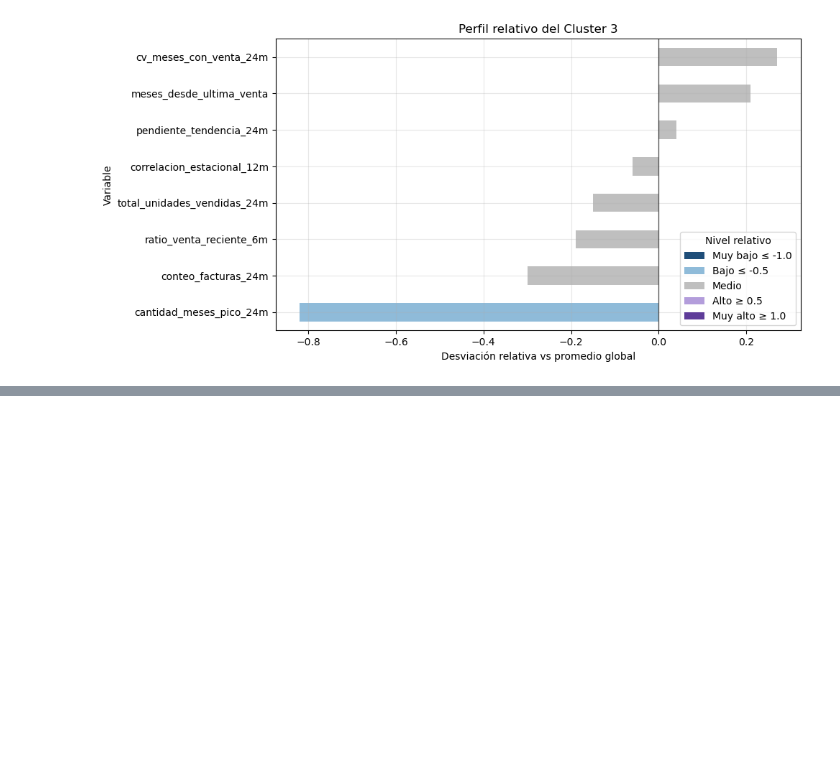
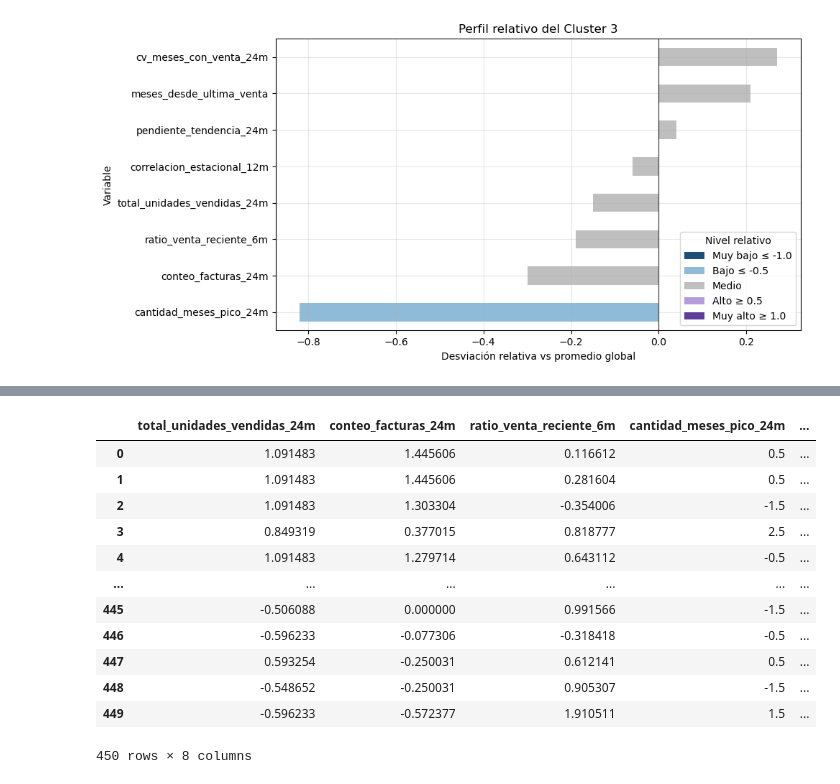
Before and after one commit to choppeb7/Tesis-Master-AI, a Jupyter notebook: 4_cluterizacion_articulos.ipynb, the cells around one changed output, grey strips where cells are left out. Saved outputs shown, nothing was run; the diff lists cells and outputs as text; code cells hidden in the pictures; blank space fills up the shorter version.

```diff
--- a/4_cluterizacion_articulos.ipynb
+++ b/4_cluterizacion_articulos.ipynb
@@ -1413,0 +1506,16 @@ for cluster in perfil_relativo_clusters.index:
+# %%
+X_scaled
+# %% [output]
+|  | total_unidades_vendidas_24m | conteo_facturas_24m | ratio_venta_reciente_6m | cantidad_meses_pico_24m | ... |
+| 0 | 1.091483 | 1.445606 | 0.116612 | 0.5 | ... |
+| 1 | 1.091483 | 1.445606 | 0.281604 | 0.5 | ... |
+| 2 | 1.091483 | 1.303304 | -0.354006 | -1.5 | ... |
+| 3 | 0.849319 | 0.377015 | 0.818777 | 2.5 | ... |
+| 4 | 1.091483 | 1.279714 | 0.643112 | -0.5 | ... |
+| ... | ... | ... | ... | ... | ... |
+| 445 | -0.506088 | 0.000000 | 0.991566 | -1.5 | ... |
+| 446 | -0.596233 | -0.077306 | -0.318418 | -0.5 | ... |
+| 447 | 0.593254 | -0.250031 | 0.612141 | 0.5 | ... |
+| 448 | -0.548652 | -0.250031 | 0.905307 | -1.5 | ... |
+| 449 | -0.596233 | -0.572377 | 1.910511 | 1.5 | ... |
+450 rows × 8 columns
```
Also changed, not shown: parts of 8 cells of this notebook, 1 other file.
